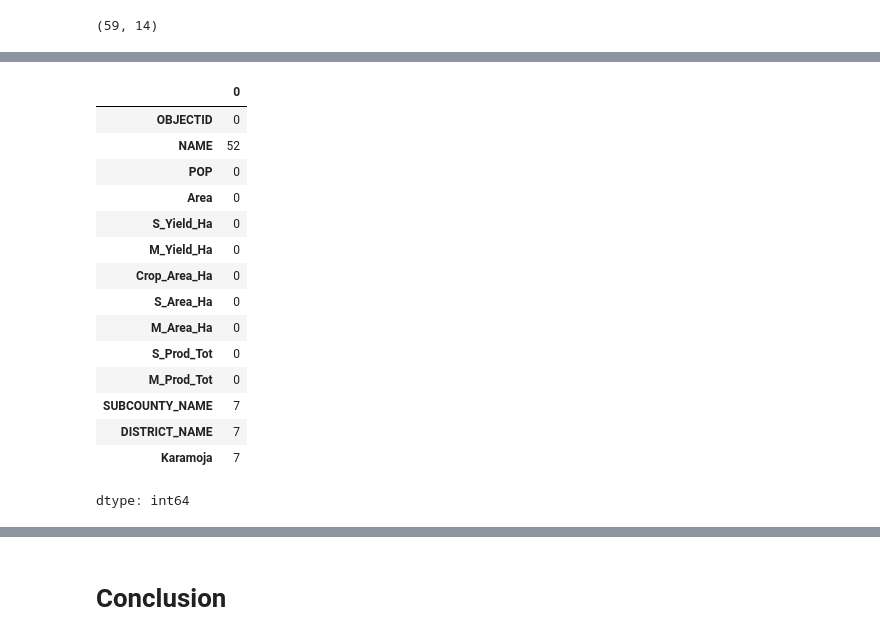
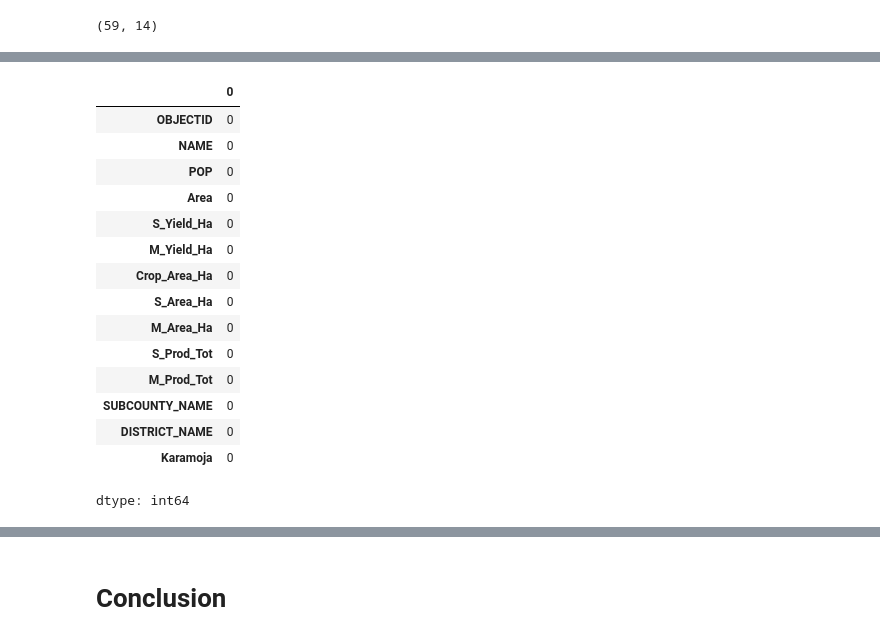
Before and after one commit to SMayienda/End-Project, a Jupyter notebook: KARAMOJA_PROJECT_.ipynb, the cells around one changed output, grey strips where cells are left out. Cells and saved outputs as stored; diff of their text form; code cells hidden in the pictures.

```diff
--- a/KARAMOJA_PROJECT_.ipynb
+++ b/KARAMOJA_PROJECT_.ipynb
@@ -291,11 +291,11 @@ Data columns (total 14 columns):
 dtypes: float64(7), int64(3), object(4)
 memory usage: 6.6+ KB
 # %%
-combine_df. isnull().sum()
+combined_df. isnull().sum()
 # %% [output]
 |  | 0 |
 | OBJECTID | 0 |
-| NAME | 52 |
+| NAME | 0 |
 | POP | 0 |
 | Area | 0 |
 | S_Yield_Ha | 0 |
@@ -305,8 +305,8 @@ combine_df. isnull().sum()
 | M_Area_Ha | 0 |
 | S_Prod_Tot | 0 |
 | M_Prod_Tot | 0 |
-| SUBCOUNTY_NAME | 7 |
-| DISTRICT_NAME | 7 |
-| Karamoja | 7 |
+| SUBCOUNTY_NAME | 0 |
+| DISTRICT_NAME | 0 |
+| Karamoja | 0 |
 dtype: int64
 # %%
```
Also changed, not shown: parts of 1 cell of this notebook.
